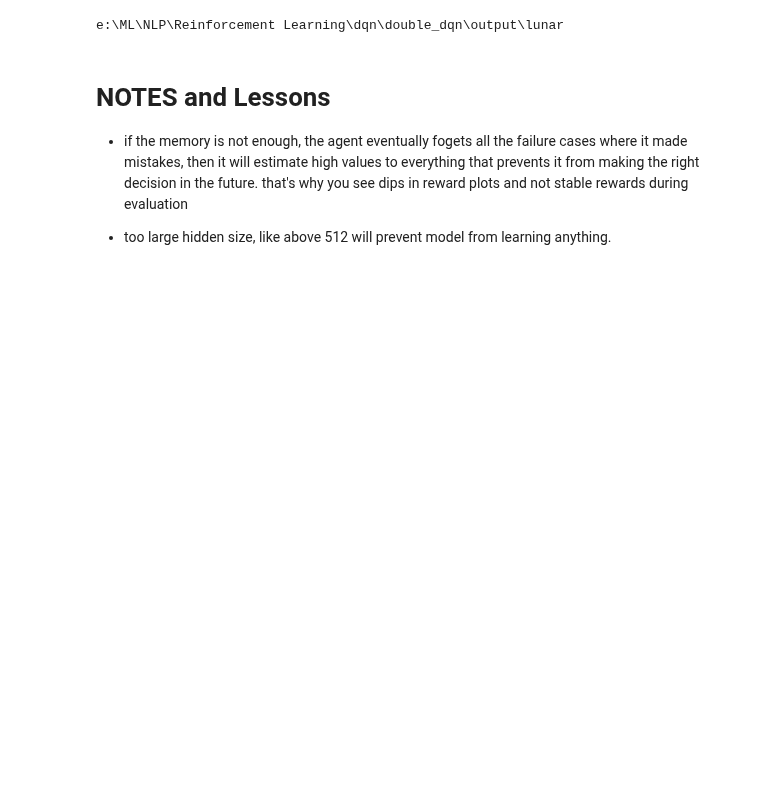
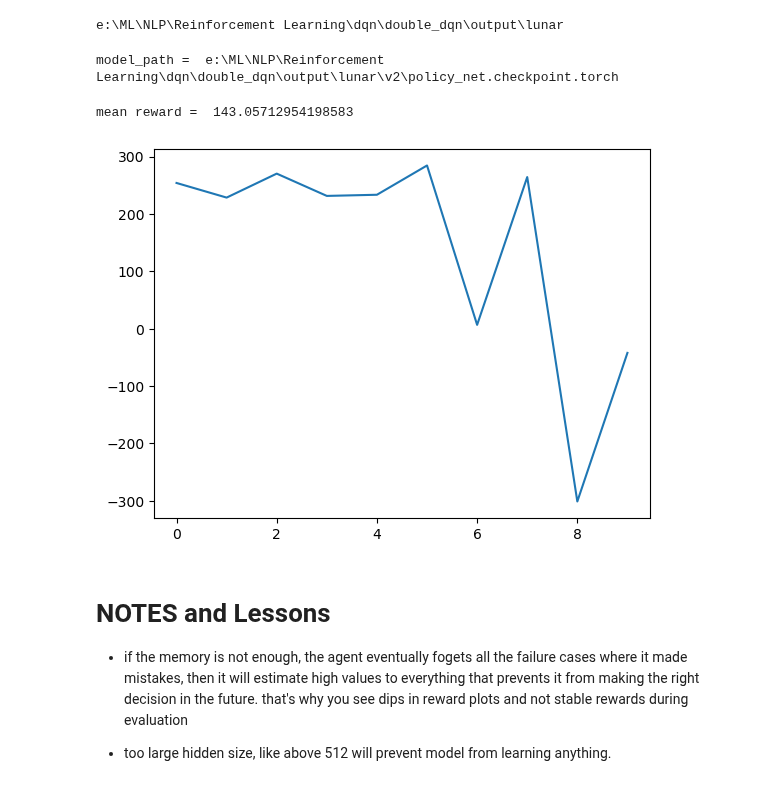
Before and after one commit to jameskn30/NLP_RNN, a Jupyter notebook: Reinforcement Learning/dqn/double_dqn/lunar_duel_dqn copy 2.ipynb, the cells around one changed output. Cells and saved outputs as stored; diff of their text form; code cells hidden in the pictures; blank space fills up the shorter version.

```diff
--- a/Reinforcement Learning/dqn/double_dqn/lunar_duel_dqn copy 2.ipynb
+++ b/Reinforcement Learning/dqn/double_dqn/lunar_duel_dqn copy 2.ipynb
@@ -512,33 +516,37 @@ e:\ML\NLP\Reinforcement Learning\dqn\double_dqn\output\lunar
 # %%
 nv = gym.make('LunarLander-v2')
 rewards = []
-model_path =  os.path.join(OUTPUT, 'v1', 'policy_net.final.torch')
+model_path =  os.path.join(OUTPUT, 'v2', 'policy_net.checkpoint.torch')
 print('model_path = ', model_path)
 
 net = torch.load(model_path).to(DEVICE)
 
 loop = tqdm(range(10))
 for epoch in loop:
     state, info = env.reset()
     state = torch.tensor(state).float()
 
     total_reward = 0
     for step in count():
         action = get_action(state,net, 0.0, env, device = DEVICE)
         next_state, reward, terminated, truncated, info = env.step(action.item())
         next_state = torch.tensor(next_state, dtype = torch.float32)
         state = next_state
         total_reward += reward
 
         if terminated or truncated:
             break
 
     loop.set_description(f'ep = {epoch}, reward = {total_reward}')
     rewards.append(total_reward)
 
 sns.lineplot(y = rewards, x= list(range(len(rewards))))
 env.close()
 print('mean reward = ', np.mean(rewards))
+# %% [output]
+model_path =  e:\ML\NLP\Reinforcement Learning\dqn\double_dqn\output\lunar\v2\policy_net.checkpoint.torch
+mean reward =  143.05712954198583
+[figure, added]
 # %% [markdown]
 # NOTES and Lessons
 
```
Also changed, not shown: parts of 3 cells of this notebook, 3 other files.
